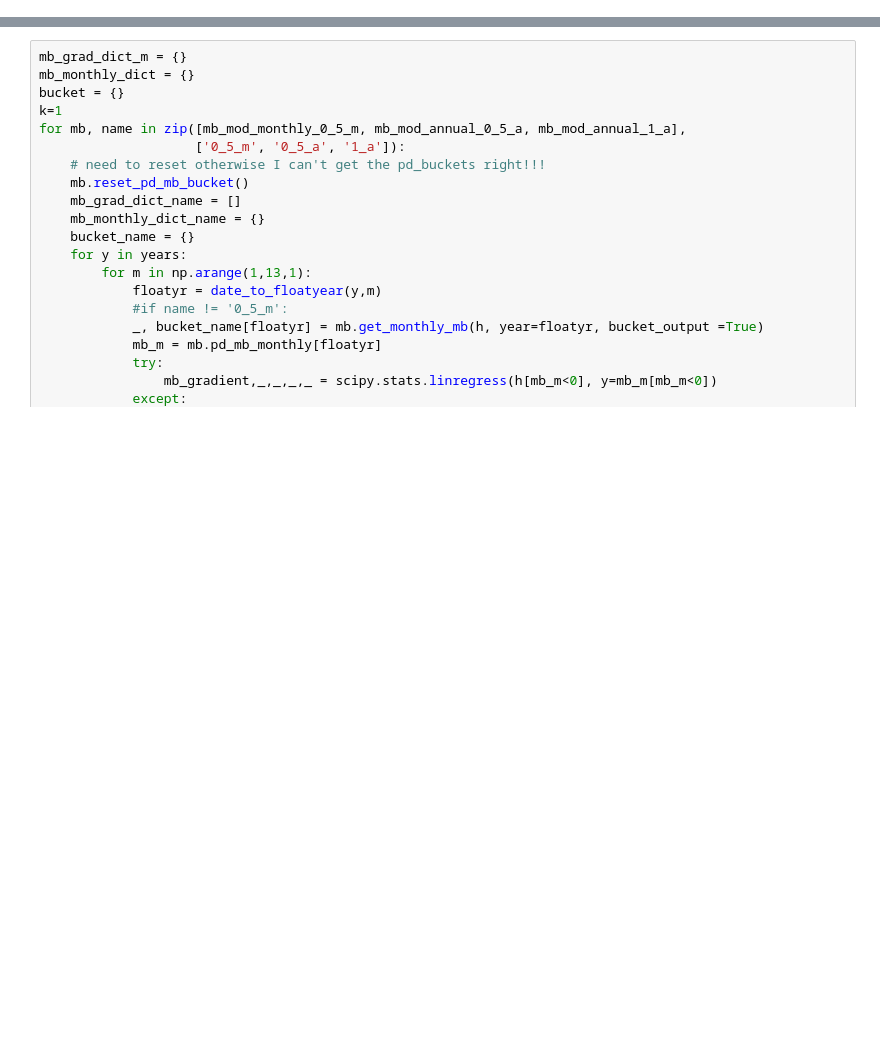
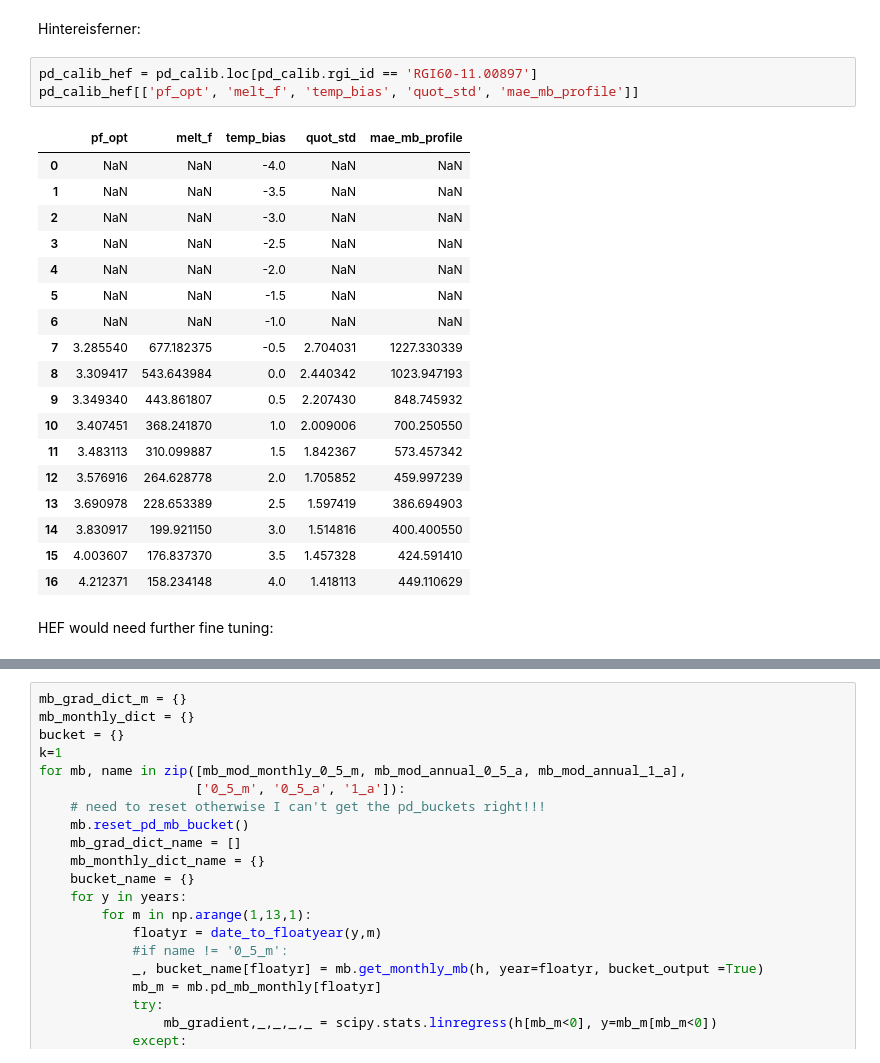
Before and after one commit to OGGM/massbalance-sandbox, a Jupyter notebook: docs/surface_type_distinction/oggm_sfc_type_bucket.ipynb, the cells around one changed output, grey strips where cells are left out. Cells and saved outputs as stored; diff of their text form; blank space fills up the shorter version.

```diff
--- a/docs/surface_type_distinction/oggm_sfc_type_bucket.ipynb
+++ b/docs/surface_type_distinction/oggm_sfc_type_bucket.ipynb
@@ -232,0 +594,26 @@ for mb, name in zip([mb_mod_monthly_0_5_m, mb_mod_annual_0_5_a, mb_mod_annual_1_
+# %% [markdown]
+Hintereisferner:
+# %%
+pd_calib_hef = pd_calib.loc[pd_calib.rgi_id == 'RGI60-11.00897']
+pd_calib_hef[['pf_opt', 'melt_f', 'temp_bias', 'quot_std', 'mae_mb_profile']]
+# %% [output]
+|  | pf_opt | melt_f | temp_bias | quot_std | mae_mb_profile |
+| 0 | NaN | NaN | -4.0 | NaN | NaN |
+| 1 | NaN | NaN | -3.5 | NaN | NaN |
+| 2 | NaN | NaN | -3.0 | NaN | NaN |
+| 3 | NaN | NaN | -2.5 | NaN | NaN |
+| 4 | NaN | NaN | -2.0 | NaN | NaN |
+| 5 | NaN | NaN | -1.5 | NaN | NaN |
+| 6 | NaN | NaN | -1.0 | NaN | NaN |
+| 7 | 3.285540 | 677.182375 | -0.5 | 2.704031 | 1227.330339 |
+| 8 | 3.309417 | 543.643984 | 0.0 | 2.440342 | 1023.947193 |
+| 9 | 3.349340 | 443.861807 | 0.5 | 2.207430 | 848.745932 |
+| 10 | 3.407451 | 368.241870 | 1.0 | 2.009006 | 700.250550 |
+| 11 | 3.483113 | 310.099887 | 1.5 | 1.842367 | 573.457342 |
+| 12 | 3.576916 | 264.628778 | 2.0 | 1.705852 | 459.997239 |
+| 13 | 3.690978 | 228.653389 | 2.5 | 1.597419 | 386.694903 |
+| 14 | 3.830917 | 199.921150 | 3.0 | 1.514816 | 400.400550 |
+| 15 | 4.003607 | 176.837370 | 3.5 | 1.457328 | 424.591410 |
+| 16 | 4.212371 | 158.234148 | 4.0 | 1.418113 | 449.110629 |
+# %% [markdown]
+HEF would need further fine tuning:
```
Also changed, not shown: parts of 57 cells of this notebook, 18 other files.
